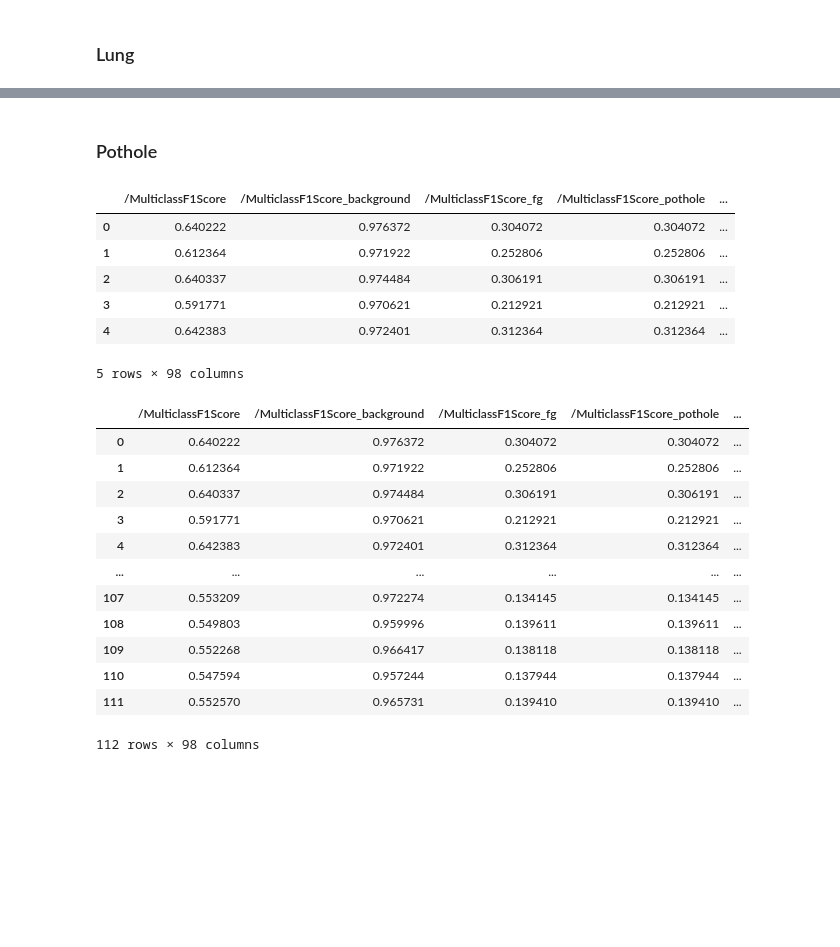
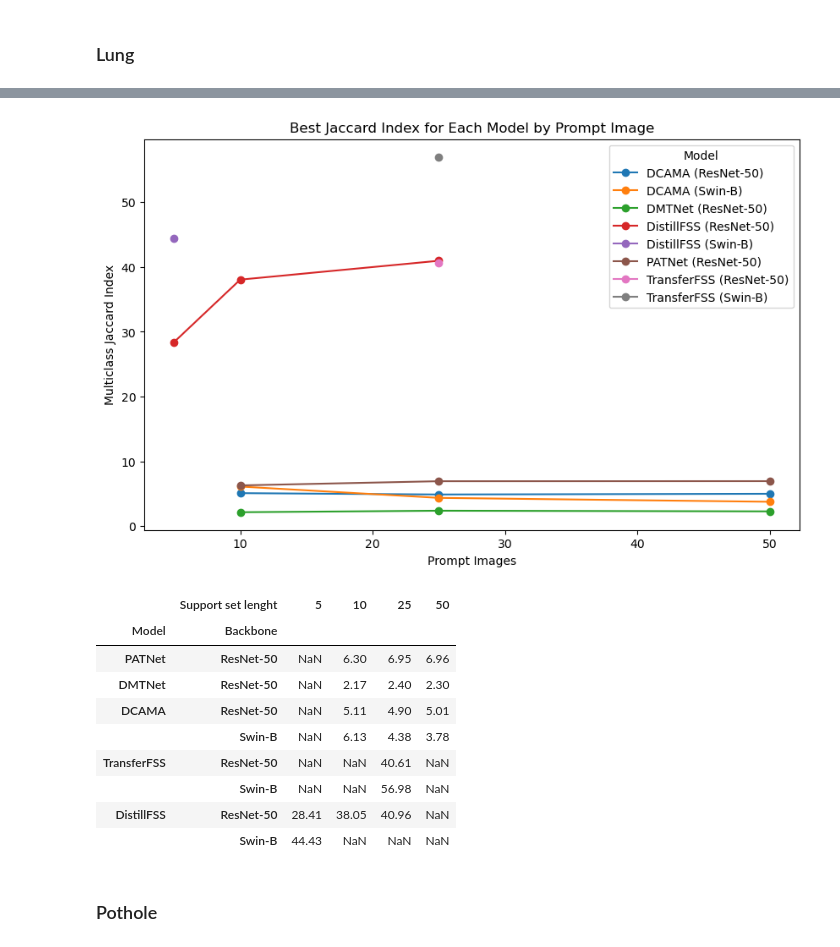
Before and after one commit to pasqualedem/DistillFSS, a Jupyter notebook: result.ipynb, the cells around one changed output, grey strips where cells are left out. Drawn from its saved outputs; the diff is of its cells as text; code cells hidden in the pictures; blank space fills up the shorter version.

```diff
--- a/result.ipynb
+++ b/result.ipynb
@@ -187,0 +322,11 @@ plt.show()
+# %%
+dataset = "WeedMap"
+
+prompt_images_col = f'dataset.datasets.test_{dataset.lower()}.prompt_images'
+filters = {
+  "group": dataset
+}
+prompt_images = [5, 10, 25, 50]
+
+results[dataset] = get_runs(filters)
+results[dataset].head()
@@ -187,0 +341,4 @@ plt.show()
+# %%
+filtered_df = get_filtered_df(results[dataset], prompt_images, prompt_images_col)
+filtered_dfs[dataset] = filtered_df
+filtered_df
@@ -188,48 +364,18 @@ plt.show()
+# %%
+pivot_df = get_results_and_fig(dataset, filtered_df, prompt_images_col)
+pivots[dataset] = pivot_df
+pivot_df
+# %% [output]
+[figure, added]
+|  | Support set lenght | 5 | 10 | 25 | 50 |
+| Model | Backbone |  |  |  |  |
+| PATNet | ResNet-50 | NaN | 6.30 | 6.95 | 6.96 |
+| DMTNet | ResNet-50 | NaN | 2.17 | 2.40 | 2.30 |
+| DCAMA | ResNet-50 | NaN | 5.11 | 4.90 | 5.01 |
+|  | Swin-B | NaN | 6.13 | 4.38 | 3.78 |
+| TransferFSS | ResNet-50 | NaN | NaN | 40.61 | NaN |
+|  | Swin-B | NaN | NaN | 56.98 | NaN |
+| DistillFSS | ResNet-50 | 28.41 | 38.05 | 40.96 | NaN |
+|  | Swin-B | 44.43 | NaN | NaN | NaN |
 # %% [markdown]
 ### Pothole
-# %%
-import pandas as pd
-import wandb
-api = wandb.Api()
-
-prompt_images_col = 'dataset.datasets.test_pothole.prompt_images'
-filters = {
-  "group": "Pothole"
-}
-runs = api.runs("pasqualedem/FSSWeed", filters=filters)
-
-runs_list = []
-for run in runs:
-    runs_list.append({
-        **run.summary._json_dict,
-        **linearize_dict({k: v for k,v in run.config.items()
-          if not k.startswith('_')}),
-        **{"name": run.name}
-        })
-
-runs_df = pd.DataFrame(runs_list)
-runs_df.head()
-# %% [output]
-|  | /MulticlassF1Score | /MulticlassF1Score_background | /MulticlassF1Score_fg | /MulticlassF1Score_pothole | ... |
-| 0 | 0.640222 | 0.976372 | 0.304072 | 0.304072 | ... |
-| 1 | 0.612364 | 0.971922 | 0.252806 | 0.252806 | ... |
-| 2 | 0.640337 | 0.974484 | 0.306191 | 0.306191 | ... |
-| 3 | 0.591771 | 0.970621 | 0.212921 | 0.212921 | ... |
-| 4 | 0.642383 | 0.972401 | 0.312364 | 0.312364 | ... |
-5 rows × 98 columns
-# %%
-runs_df
-# %% [output]
-|  | /MulticlassF1Score | /MulticlassF1Score_background | /MulticlassF1Score_fg | /MulticlassF1Score_pothole | ... |
-| 0 | 0.640222 | 0.976372 | 0.304072 | 0.304072 | ... |
-| 1 | 0.612364 | 0.971922 | 0.252806 | 0.252806 | ... |
-| 2 | 0.640337 | 0.974484 | 0.306191 | 0.306191 | ... |
-| 3 | 0.591771 | 0.970621 | 0.212921 | 0.212921 | ... |
-| 4 | 0.642383 | 0.972401 | 0.312364 | 0.312364 | ... |
-| ... | ... | ... | ... | ... | ... |
-| 107 | 0.553209 | 0.972274 | 0.134145 | 0.134145 | ... |
-| 108 | 0.549803 | 0.959996 | 0.139611 | 0.139611 | ... |
-| 109 | 0.552268 | 0.966417 | 0.138118 | 0.138118 | ... |
-| 110 | 0.547594 | 0.957244 | 0.137944 | 0.137944 | ... |
-| 111 | 0.552570 | 0.965731 | 0.139410 | 0.139410 | ... |
-112 rows × 98 columns
```
Also changed, not shown: parts of 40 cells of this notebook, 9 other files.
